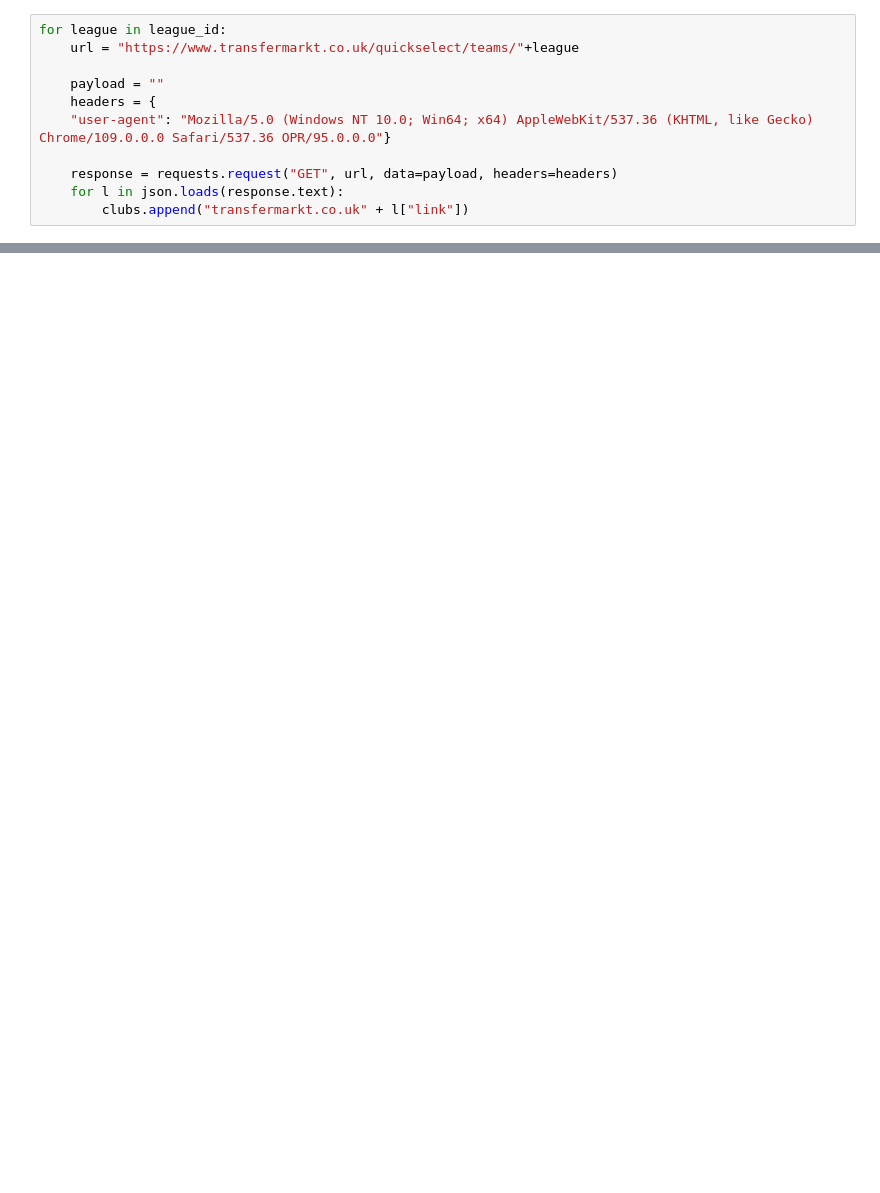
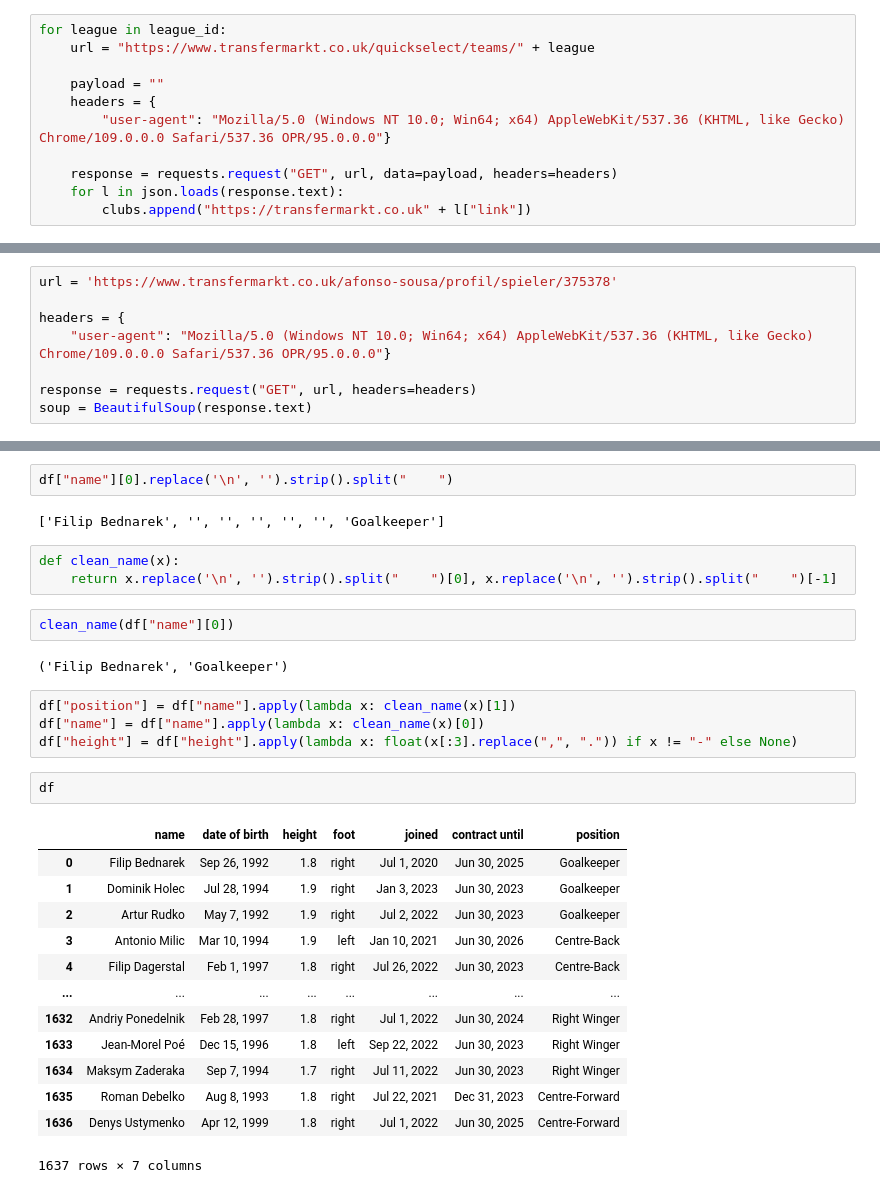
Before and after one commit to The-MCHN/MET, a Jupyter notebook: data/transfermarkt_scraping.ipynb, the cells around one changed output, grey strips where cells are left out. Drawn from its saved outputs; the diff is of its cells as text; blank space fills up the shorter version.

```diff
--- a/data/transfermarkt_scraping.ipynb
+++ b/data/transfermarkt_scraping.ipynb
@@ -6,12 +8,12 @@ league_id = ("PL1", "A1", "SLO1", "UKR1")
 clubs = []
 # %%
 for league in league_id:
-    url = "https://www.transfermarkt.co.uk/quickselect/teams/"+league
+    url = "https://www.transfermarkt.co.uk/quickselect/teams/" + league
 
     payload = ""
     headers = {
-    "user-agent": "Mozilla/5.0 (Windows NT 10.0; Win64; x64) AppleWebKit/537.36 (KHTML, like Gecko) Chrome/109.0.0.0 Safari/537.36 OPR/95.0.0.0"}
+        "user-agent": "Mozilla/5.0 (Windows NT 10.0; Win64; x64) AppleWebKit/537.36 (KHTML, like Gecko) Chrome/109.0.0.0 Safari/537.36 OPR/95.0.0.0"}
 
     response = requests.request("GET", url, data=payload, headers=headers)
     for l in json.loads(response.text):
-        clubs.append("transfermarkt.co.uk" + l["link"])
+        clubs.append("https://transfermarkt.co.uk" + l["link"])
@@ -37,0 +60,8 @@ clubs
+# %%
+url = 'https://www.transfermarkt.co.uk/afonso-sousa/profil/spieler/375378'
+
+headers = {
+    "user-agent": "Mozilla/5.0 (Windows NT 10.0; Win64; x64) AppleWebKit/537.36 (KHTML, like Gecko) Chrome/109.0.0.0 Safari/537.36 OPR/95.0.0.0"}
+
+response = requests.request("GET", url, headers=headers)
+soup = BeautifulSoup(response.text)
@@ -37,0 +150,31 @@ clubs
+# %%
+df["name"][0].replace('\n', '').strip().split("    ")
+# %% [output]
+['Filip Bednarek', '', '', '', '', '', 'Goalkeeper']
+# %%
+def clean_name(x):
+    return x.replace('\n', '').strip().split("    ")[0], x.replace('\n', '').strip().split("    ")[-1]
+# %%
+clean_name(df["name"][0])
+# %% [output]
+('Filip Bednarek', 'Goalkeeper')
+# %%
+df["position"] = df["name"].apply(lambda x: clean_name(x)[1])
+df["name"] = df["name"].apply(lambda x: clean_name(x)[0])
+df["height"] = df["height"].apply(lambda x: float(x[:3].replace(",", ".")) if x != "-" else None)
+# %%
+df
+# %% [output]
+|  | name | date of birth | height | foot | joined | contract until | position |
+| 0 | Filip Bednarek | Sep 26, 1992 | 1.8 | right | Jul 1, 2020 | Jun 30, 2025 | Goalkeeper |
+| 1 | Dominik Holec | Jul 28, 1994 | 1.9 | right | Jan 3, 2023 | Jun 30, 2023 | Goalkeeper |
+| 2 | Artur Rudko | May 7, 1992 | 1.9 | right | Jul 2, 2022 | Jun 30, 2023 | Goalkeeper |
+| 3 | Antonio Milic | Mar 10, 1994 | 1.9 | left | Jan 10, 2021 | Jun 30, 2026 | Centre-Back |
+| 4 | Filip Dagerstal | Feb 1, 1997 | 1.8 | right | Jul 26, 2022 | Jun 30, 2023 | Centre-Back |
+| ... | ... | ... | ... | ... | ... | ... | ... |
+| 1632 | Andriy Ponedelnik | Feb 28, 1997 | 1.8 | right | Jul 1, 2022 | Jun 30, 2024 | Right Winger |
+| 1633 | Jean-Morel Poé | Dec 15, 1996 | 1.8 | left | Sep 22, 2022 | Jun 30, 2023 | Right Winger |
+| 1634 | Maksym Zaderaka | Sep 7, 1994 | 1.7 | right | Jul 11, 2022 | Jun 30, 2023 | Right Winger |
+| 1635 | Roman Debelko | Aug 8, 1993 | 1.8 | right | Jul 22, 2021 | Dec 31, 2023 | Centre-Forward |
+| 1636 | Denys Ustymenko | Apr 12, 1999 | 1.8 | right | Jul 1, 2022 | Jun 30, 2025 | Centre-Forward |
+1637 rows × 7 columns
```
Also changed, not shown: parts of 11 cells of this notebook, 2 other files.
